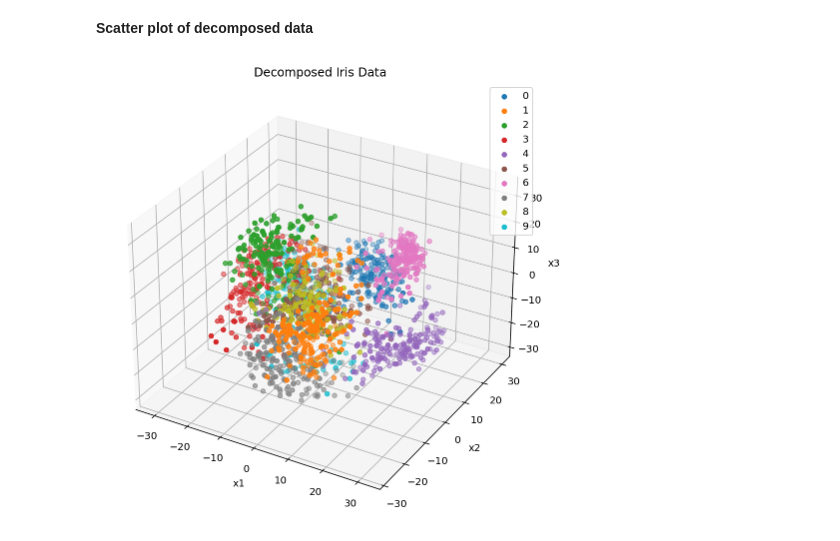
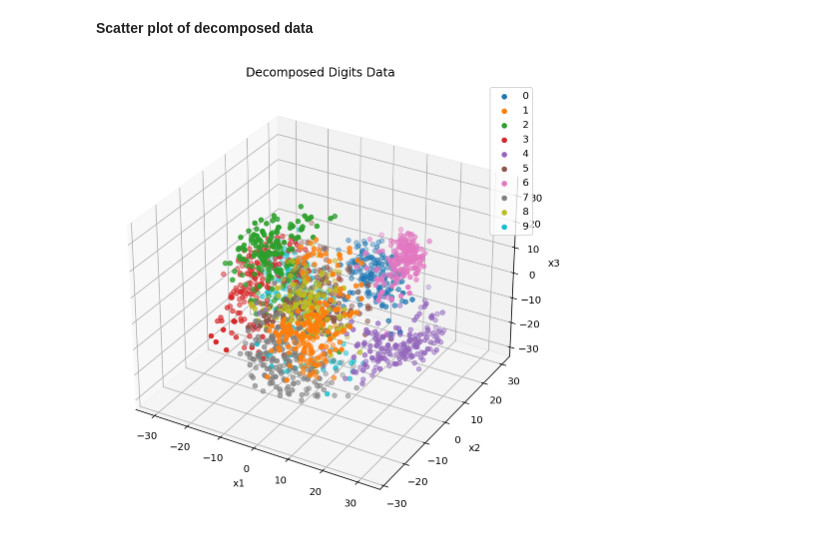
Before and after one commit to itratrahman/data_science_training, a Jupyter notebook: notebooks/7_decomposition/decomposition-of_hand_written_digits.ipynb, the cells around one changed output. Drawn from its saved outputs; the diff is of its cells as text; code cells hidden in the pictures.

Commit message:
added analysis notebooks of dt and decomp

```diff
--- a/notebooks/7_decomposition/decomposition-of_hand_written_digits.ipynb
+++ b/notebooks/7_decomposition/decomposition-of_hand_written_digits.ipynb
@@ -216,19 +216,19 @@ X_reduced = pca.transform(X)
 # %%
 matplotlib.rcParams['figure.figsize'] = (16.0, 8.0)
 # extract the classes
 classes = np.unique(y)
 fig = plt.figure()
 ax = fig.add_subplot(111, projection='3d')
 # iterate through each class of data and create a scatter plot
 for i in classes:
     class_data = X_reduced[y == i]
     ax.scatter(class_data[:,0], class_data[:,1], class_data[:,2], label = str(i))
 
 ax.legend()
 ax.set_xlabel("x1")
 ax.set_ylabel("x2")
 ax.set_zlabel("x3")
-ax.set_title("Decomposed Iris Data")
+ax.set_title("Decomposed Digits Data")
 plt.show()
 # %% [output]
-[figure, old version]
+[figure, new version]
```
Also changed, not shown: parts of 1 cell of this notebook, 5 other files.
